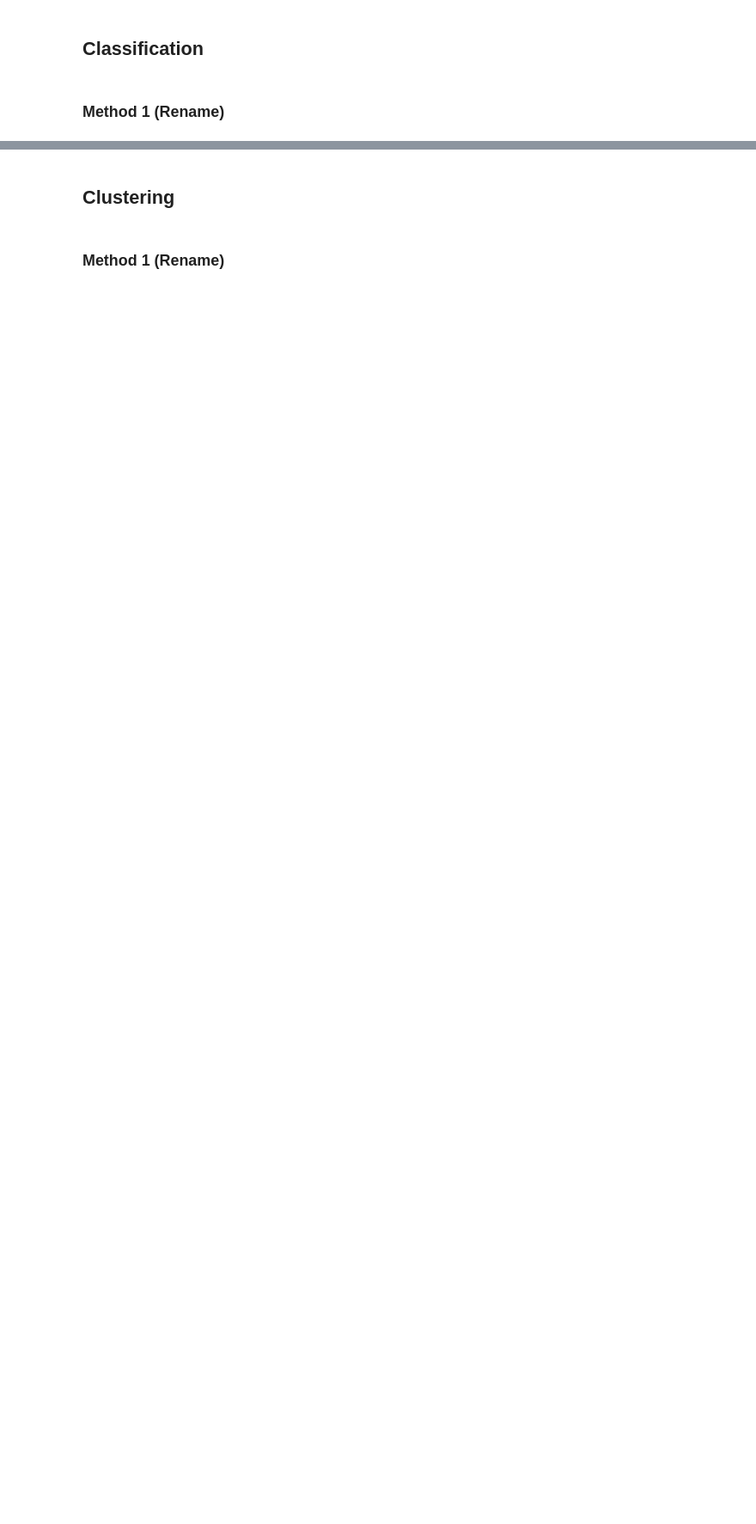
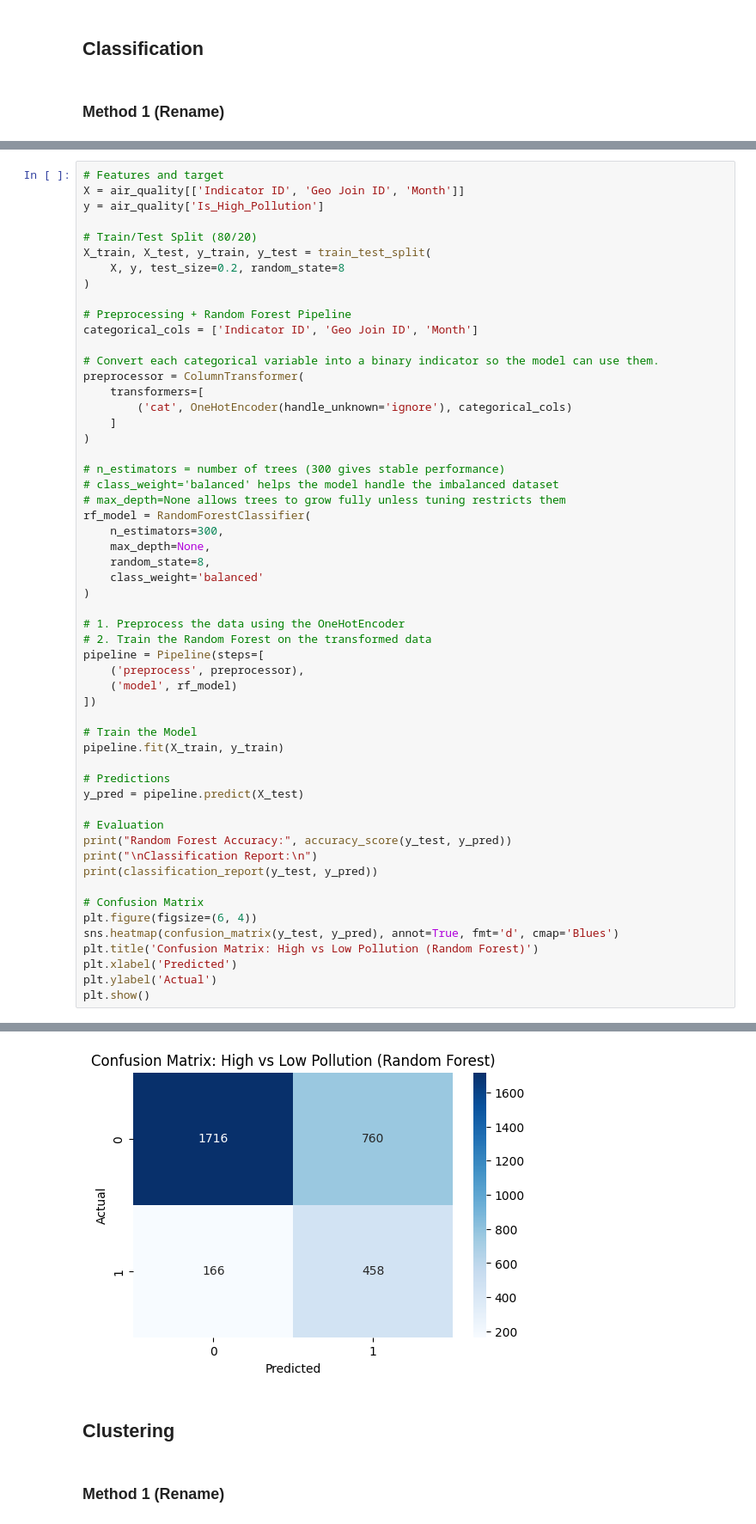
Before and after one commit to zebmoffat/New-York-City-Air-Quality-Data-Mining-Project, a Jupyter notebook: new-york-air-analysis.ipynb, the cells around one changed output, grey strips where cells are left out. Shown at 86% size. Saved outputs shown, nothing was run; the diff lists cells and outputs as text; blank space fills up the shorter version.

```diff
--- a/new-york-air-analysis.ipynb
+++ b/new-york-air-analysis.ipynb
@@ -48,0 +128,56 @@ air_quality.drop(columns=["Message"], inplace=True)
+# %%
+# Features and target
+X = air_quality[['Indicator ID', 'Geo Join ID', 'Month']]
+y = air_quality['Is_High_Pollution']
+
+# Train/Test Split (80/20)
+X_train, X_test, y_train, y_test = train_test_split(
+    X, y, test_size=0.2, random_state=8
+)
+
+# Preprocessing + Random Forest Pipeline
+categorical_cols = ['Indicator ID', 'Geo Join ID', 'Month']
+
+# Convert each categorical variable into a binary indicator so the model can use them.
+preprocessor = ColumnTransformer(
+    transformers=[
+        ('cat', OneHotEncoder(handle_unknown='ignore'), categorical_cols)
+    ]
+)
+
+# n_estimators = number of trees (300 gives stable performance)
+# class_weight='balanced' helps the model handle the imbalanced dataset
+# max_depth=None allows trees to grow fully unless tuning restricts them
+rf_model = RandomForestClassifier(
+    n_estimators=300,
+    max_depth=None,
+    random_state=8,
+    class_weight='balanced'
+)
+
+# 1. Preprocess the data using the OneHotEncoder
+# 2. Train the Random Forest on the transformed data
+pipeline = Pipeline(steps=[
+    ('preprocess', preprocessor),
+    ('model', rf_model)
+])
+
+# Train the Model
+pipeline.fit(X_train, y_train)
+
+# Predictions
+y_pred = pipeline.predict(X_test)
+
+# Evaluation
+print("Random Forest Accuracy:", accuracy_score(y_test, y_pred))
+print("\nClassification Report:\n")
+print(classification_report(y_test, y_pred))
+
+# Confusion Matrix
+plt.figure(figsize=(6, 4))
+sns.heatmap(confusion_matrix(y_test, y_pred), annot=True, fmt='d', cmap='Blues')
+plt.title('Confusion Matrix: High vs Low Pollution (Random Forest)')
+plt.xlabel('Predicted')
+plt.ylabel('Actual')
+plt.show()
+# %% [output]
@@ -49,3 +196,4 @@ air_quality.drop(columns=["Message"], inplace=True)
+[figure, added]
 # %% [markdown]
 ## Clustering
 # %% [markdown]
```
Also changed, not shown: parts of 8 cells of this notebook.
